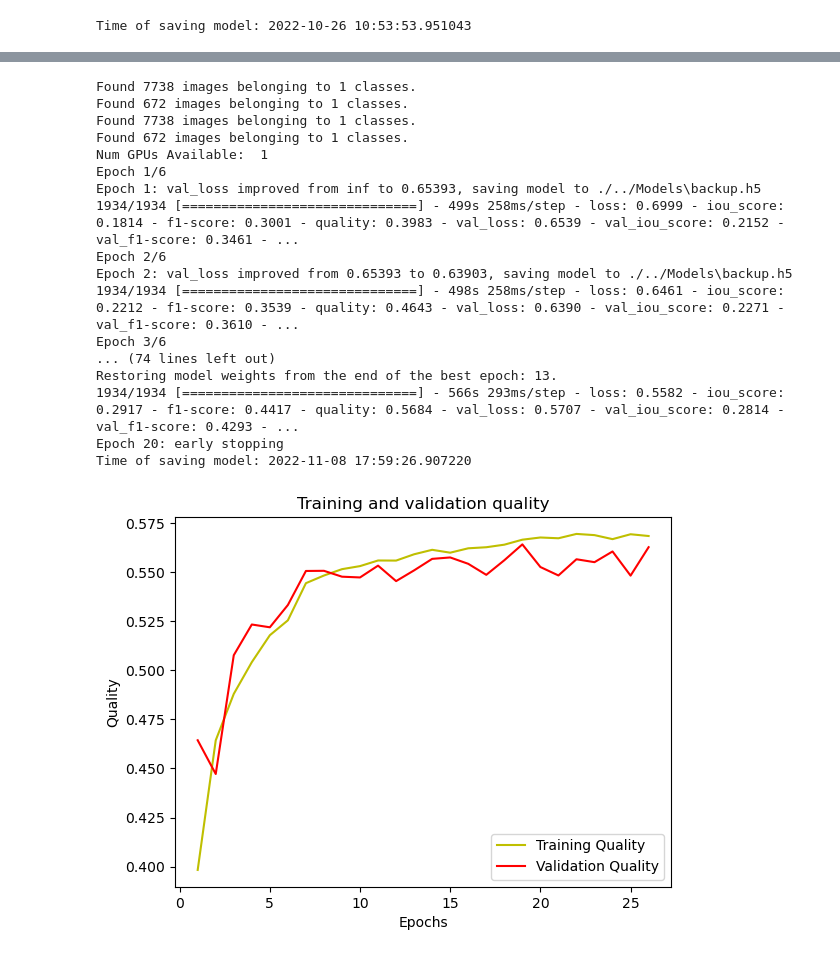
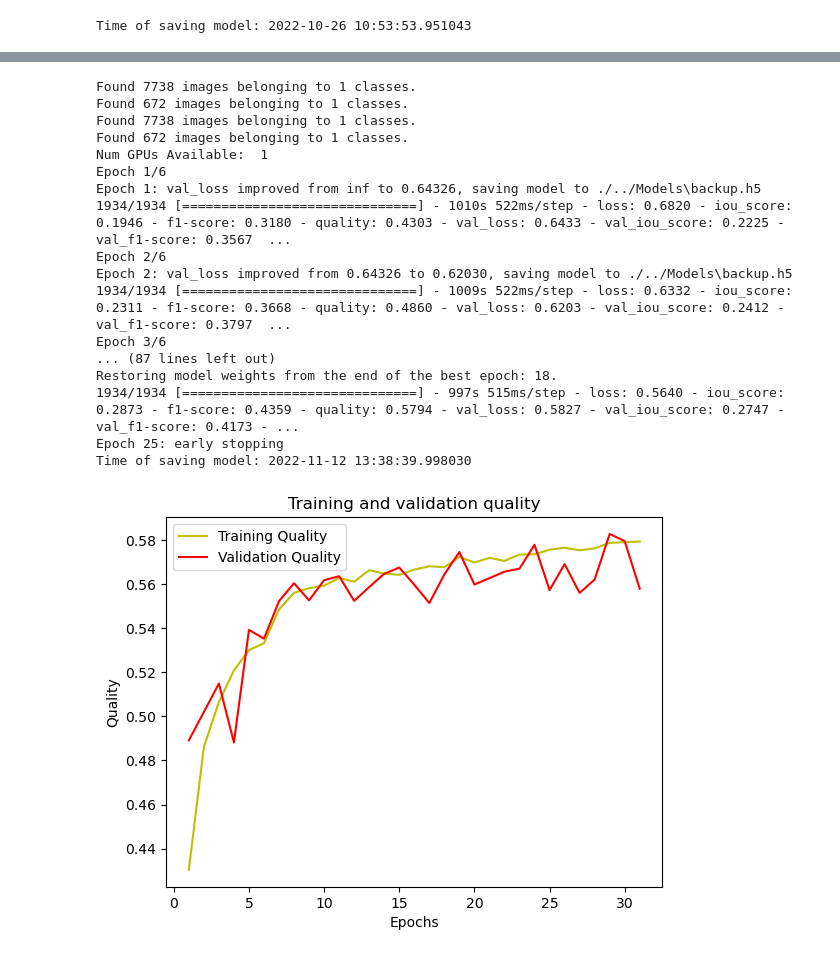
Before and after one commit to bicycle-lane-detector/detector, a Jupyter notebook: src/pre-training.ipynb, the cells around one changed output, grey strips where cells are left out. Saved outputs shown, nothing was run; the diff lists cells and outputs as text; code cells hidden in the pictures.

Commit message:
further training

```diff
--- a/src/pre-training.ipynb
+++ b/src/pre-training.ipynb
@@ -41,7 +41,7 @@ train_gen, val_gen = train_val_generator(IMAGE_WIDTH, IMAGE_HEIGHT, ROOT, TRAIN_
 # %%
 PRETRAINED_MODEL_PATH = "./../Models/Roads/road_mapper_scratch_x512_Combined_Train18598_Val1617_Test5079_No-Aug_IoU6065_f7516.h5"
 
-model = load_model(PRETRAINED_MODEL_PATH, custom_objects={"dice_loss" : sm.losses.DiceLoss(), "iou_score": sm.metrics.IOUScore(threshold=0.1), "f1-score":sm.metrics.FScore()})
+model = load_model(PRETRAINED_MODEL_PATH, custom_objects={"dice_loss" : sm.losses.DiceLoss(), "iou_score": sm.metrics.IOUScore(threshold=0.1), "f1-score":sm.metrics.FScore(), "quality":metric.quality()})
 
 first_half = ["conv2d_01","conv2d_02","conv2d_03","conv2d_04","conv2d_05","conv2d_06","conv2d_07","conv2d_08", "conv2d_09"]
 second_half = ["conv2d_010","conv2d_011","conv2d_012","conv2d_013","conv2d_014","conv2d_015","conv2d_016","conv2d_017", "conv2d_018"]
@@ -53,7 +53,7 @@ for layer in model.layers:
             layer.rate = 2*layer.rate
 
 #print(model.layers)
-met = model.metrics[1:] + [metric.quality()] # [1:] to not include loss
+met = model.metrics[1:] #+ [metric.quality()] # [1:] to not include loss
 
 model.compile(optimizer=opt, loss=model.loss, metrics= met, run_eagerly=True)
 
@@ -91,7 +91,7 @@ plot_history(history, model_path)
 # %% [output]
 Time of saving model: 2022-10-26 10:53:53.951043
 # %%
-PRETRAINED_MODEL_PATH = "./../Models/Roads/road_mapper_scratch_x512_Combined_Train18598_Val1617_Test5079_No-Aug_IoU6065_f7516.h5"
+PRETRAINED_MODEL_PATH = "./../Models/Roads/triple-param/road_mapper_scratch_Combined_Aug_IoU6075_q8080.h5"
 
 first_half = (["conv2d_01","conv2d_02","conv2d_03","conv2d_04","conv2d_05","conv2d_06","conv2d_07","conv2d_08", "conv2d_09"], "freeze-left")
 second_half = (["conv2d_010","conv2d_011","conv2d_012","conv2d_013","conv2d_014","conv2d_015","conv2d_016","conv2d_017", "conv2d_018"], "freeze-right")
@@ -104,7 +104,7 @@ for half in halves:
                                          use_aug=USE_AUGMENTATION)
 
       # define model
-      model = load_model(PRETRAINED_MODEL_PATH, custom_objects={"dice_loss" : sm.losses.DiceLoss(), "iou_score": sm.metrics.IOUScore(threshold=0.1), "f1-score":sm.metrics.FScore()})
+      model = load_model(PRETRAINED_MODEL_PATH, custom_objects={"dice_loss" : sm.losses.DiceLoss(), "iou_score": sm.metrics.IOUScore(threshold=0.1), "f1-score":sm.metrics.FScore(), "quality":metric.quality()})
 
       nb_train_false = 0
       for layer in model.layers:
@@ -121,7 +121,7 @@ for half in halves:
       opt = keras.optimizers.Adam(LEARNING_RATE)
       callbacks = create_callbacks(BACKUP_MODEL_PATH, BACKUP_HISTORY_PATH)
 
-      met = model.metrics[1:] + [metric.quality()] # [1:] to not include loss
+      met = model.metrics[1:] #+ [metric.quality()] # [1:] to not include loss
 
       model.compile(optimizer=opt, loss=model.loss, metrics= met, run_eagerly=True)
 
@@ -174,18 +174,18 @@ Time of saving model: 2022-11-08 14:11:06.591996
 Found 7738 images belonging to 1 classes.
 Found 672 images belonging to 1 classes.
 Found 7738 images belonging to 1 classes.
 Found 672 images belonging to 1 classes.
 Num GPUs Available:  1
 Epoch 1/6
-Epoch 1: val_loss improved from inf to 0.65393, saving model to ./../Models\backup.h5
-1934/1934 [==============================] - 499s 258ms/step - loss: 0.6999 - iou_score: 0.1814 - f1-score: 0.3001 - quality: 0.3983 - val_loss: 0.6539 - val_iou_score: 0.2152 - val_f1-score: 0.3461 - ...
+Epoch 1: val_loss improved from inf to 0.64326, saving model to ./../Models\backup.h5
+1934/1934 [==============================] - 1010s 522ms/step - loss: 0.6820 - iou_score: 0.1946 - f1-score: 0.3180 - quality: 0.4303 - val_loss: 0.6433 - val_iou_score: 0.2225 - val_f1-score: 0.3567  ...
 Epoch 2/6
-Epoch 2: val_loss improved from 0.65393 to 0.63903, saving model to ./../Models\backup.h5
-1934/1934 [==============================] - 498s 258ms/step - loss: 0.6461 - iou_score: 0.2212 - f1-score: 0.3539 - quality: 0.4643 - val_loss: 0.6390 - val_iou_score: 0.2271 - val_f1-score: 0.3610 - ...
+Epoch 2: val_loss improved from 0.64326 to 0.62030, saving model to ./../Models\backup.h5
+1934/1934 [==============================] - 1009s 522ms/step - loss: 0.6332 - iou_score: 0.2311 - f1-score: 0.3668 - quality: 0.4860 - val_loss: 0.6203 - val_iou_score: 0.2412 - val_f1-score: 0.3797  ...
 Epoch 3/6
-... (74 lines left out)
-Restoring model weights from the end of the best epoch: 13.
-1934/1934 [==============================] - 566s 293ms/step - loss: 0.5582 - iou_score: 0.2917 - f1-score: 0.4417 - quality: 0.5684 - val_loss: 0.5707 - val_iou_score: 0.2814 - val_f1-score: 0.4293 - ...
-Epoch 20: early stopping
-Time of saving model: 2022-11-08 17:59:26.907220
+... (87 lines left out)
+Restoring model weights from the end of the best epoch: 18.
+1934/1934 [==============================] - 997s 515ms/step - loss: 0.5640 - iou_score: 0.2873 - f1-score: 0.4359 - quality: 0.5794 - val_loss: 0.5827 - val_iou_score: 0.2747 - val_f1-score: 0.4173 - ...
+Epoch 25: early stopping
+Time of saving model: 2022-11-12 13:38:39.998030
-[figure, old version]
+[figure, new version]
```
Also changed, not shown: parts of 1 cell of this notebook, 4 other files.
